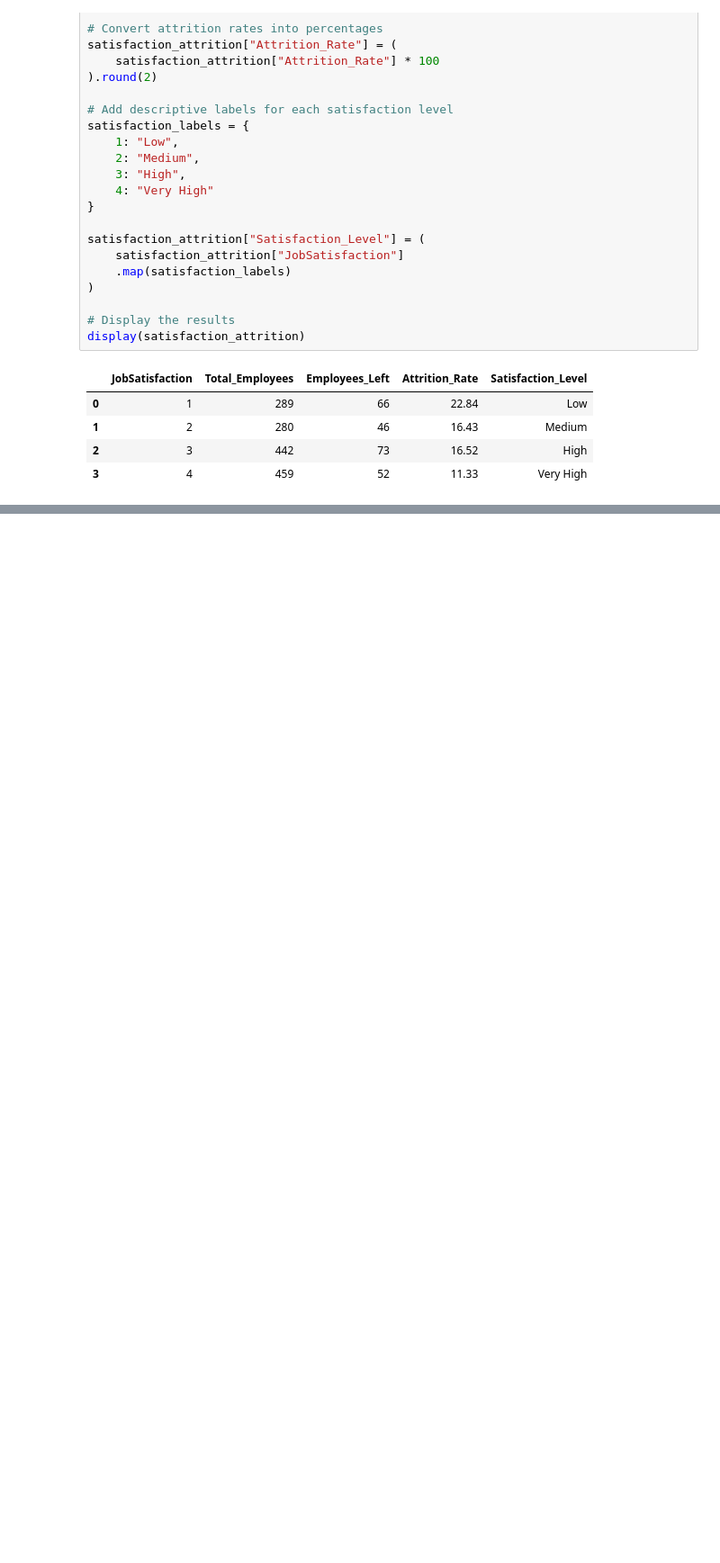
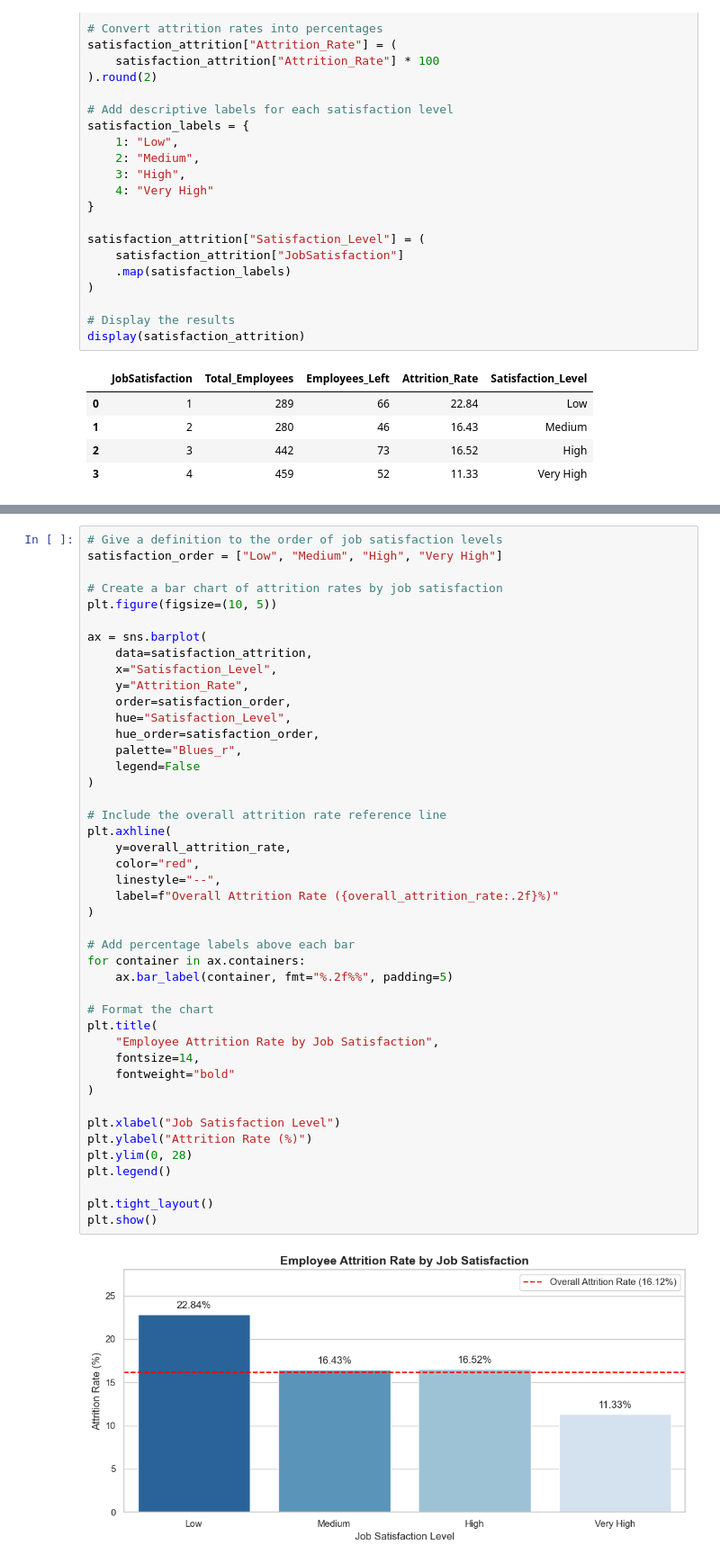
Before and after one commit to Mumtazib01/Employee-Attrition-Analytics, a Jupyter notebook: jupyter_notebooks/jupyter_notebooks/02_Exploratory_Data_Analysis.ipynb, the cells around one changed output, grey strips where cells are left out. Shown at 90% size. Cells and saved outputs as stored; diff of their text form; blank space fills up the shorter version.

Commit message:
feat: visualise job satisfaction attrition rates

```diff
--- a/jupyter_notebooks/jupyter_notebooks/02_Exploratory_Data_Analysis.ipynb
+++ b/jupyter_notebooks/jupyter_notebooks/02_Exploratory_Data_Analysis.ipynb
@@ -665,0 +678,46 @@ display(satisfaction_attrition)
+# %%
+# Give a definition to the order of job satisfaction levels
+satisfaction_order = ["Low", "Medium", "High", "Very High"]
+
+# Create a bar chart of attrition rates by job satisfaction
+plt.figure(figsize=(10, 5))
+
+ax = sns.barplot(
+    data=satisfaction_attrition,
+    x="Satisfaction_Level",
+    y="Attrition_Rate",
+    order=satisfaction_order,
+    hue="Satisfaction_Level",
+    hue_order=satisfaction_order,
+    palette="Blues_r",
+    legend=False
+)
+
+# Include the overall attrition rate reference line
+plt.axhline(
+    y=overall_attrition_rate,
+    color="red",
+    linestyle="--",
+    label=f"Overall Attrition Rate ({overall_attrition_rate:.2f}%)"
+)
+
+# Add percentage labels above each bar
+for container in ax.containers:
+    ax.bar_label(container, fmt="%.2f%%", padding=5)
+
+# Format the chart
+plt.title(
+    "Employee Attrition Rate by Job Satisfaction",
+    fontsize=14,
+    fontweight="bold"
+)
+
+plt.xlabel("Job Satisfaction Level")
+plt.ylabel("Attrition Rate (%)")
+plt.ylim(0, 28)
+plt.legend()
+
+plt.tight_layout()
+plt.show()
+# %% [output]
+[figure, added]
```
Also changed, not shown: parts of 1 cell of this notebook.
